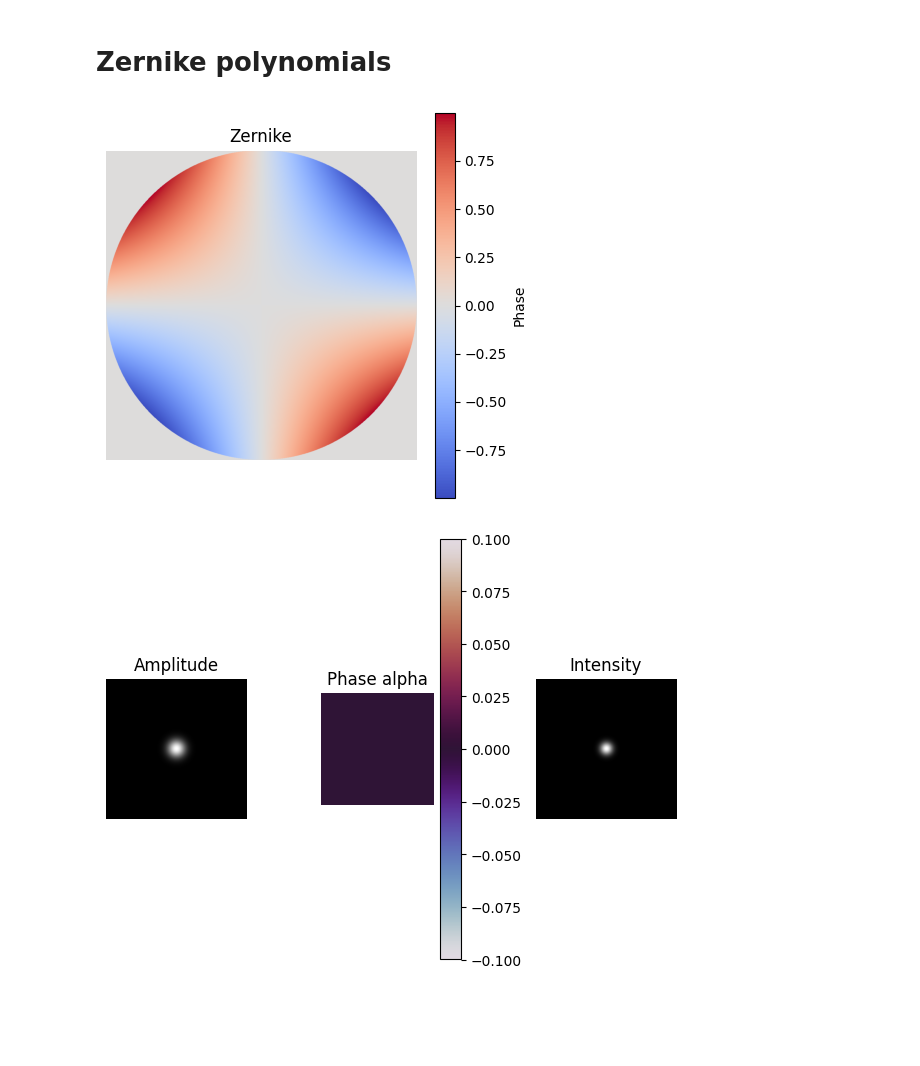
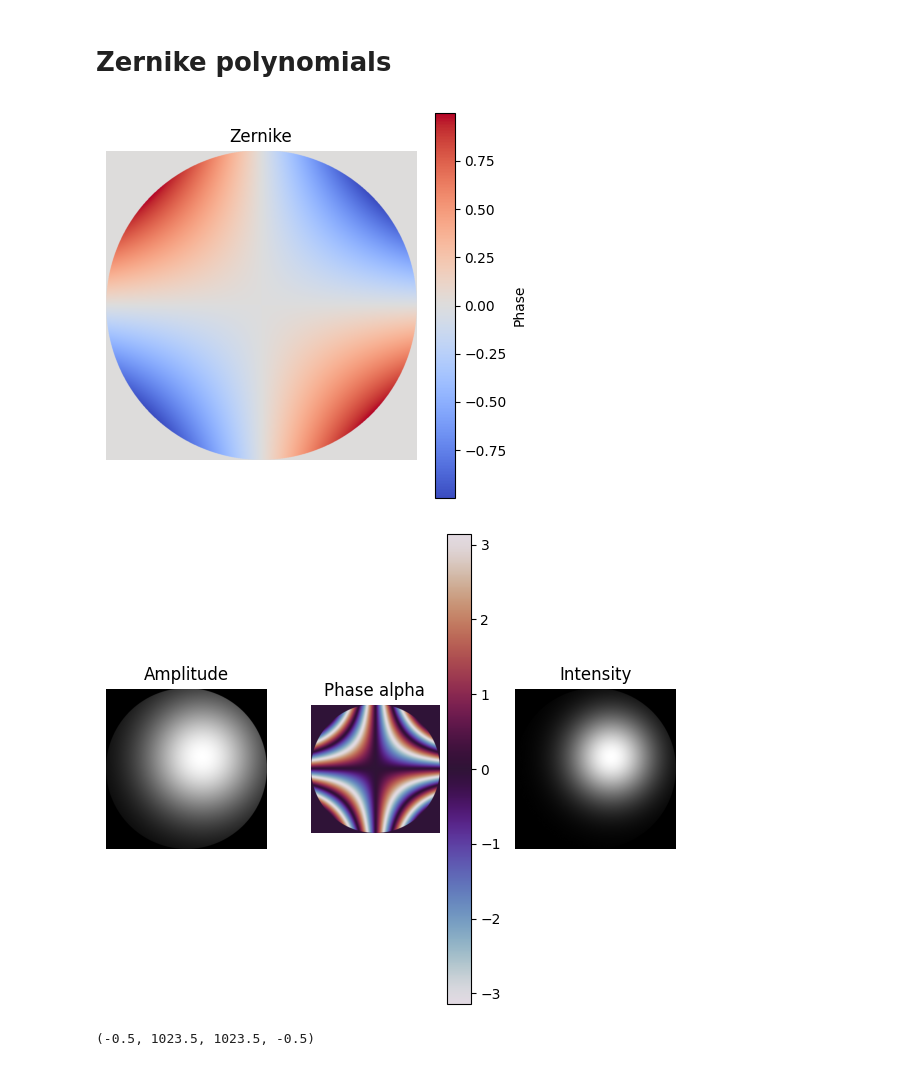
Before and after one commit to Amaan-Hans/Quantum-Computing-Optics, a Jupyter notebook: Data-generator-GS.ipynb, the cells around one changed output. Saved outputs shown, nothing was run; the diff lists cells and outputs as text; code cells hidden in the pictures; blank space fills up the shorter version.

```diff
--- a/Data-generator-GS.ipynb
+++ b/Data-generator-GS.ipynb
@@ -80,11 +80,12 @@ def Z_nm(n, m, rho, phi):
 Define Gaussian field
 """
 
-sigma = 5e-4   # width parameter
+sigma = 3e-3   # width parameter
 
 U = np.exp(-(X**2 + Y**2) / sigma**2) # Gaussian field
+U = np.exp(-((X)**2 + (Y)**2) / sigma**2)
 Z = Z_nm(n=2, m=-2, rho=rho, phi=Phi) # Zernike phase
-alpha = 2*np.pi
+alpha = 4*np.pi
 phase = alpha * Z
 
 U_complex = (U * mask) * np.exp(1j * phase) #
@@ -95,31 +96,61 @@ Plot field
 """
 
 plt.figure(figsize=(5,5))
 plt.imshow(Z, cmap="coolwarm")
 plt.colorbar(label="Phase")
 plt.title("Zernike")
 plt.axis("off")
 plt.show()
 
 plt.figure(figsize=(6,5))
 plt.subplot(1,3,1)
 plt.imshow(U*mask, cmap="gray")
 plt.title("Amplitude")
 plt.axis("off")
 
 plt.subplot(1,3,2)
 plt.imshow(np.angle(U_complex), cmap="twilight")
 plt.title("Phase alpha")
 plt.axis("off")
 plt.colorbar()
 
 plt.subplot(1,3,3)
 plt.imshow(np.abs(U_complex)**2, cmap="gray")
 plt.title("Intensity")
 plt.axis("off")
 
 plt.tight_layout()
 plt.show()
+
+A1 = np.abs(U_complex)
+U2 = np.fft.fft2(U_complex)
+
+
+A2 = np.abs(U2)
+
+np.save("./Simulations/A1.npy", A1)
+np.save("./Simulations/A2.npy", A2)
+
+# eval
+np.save("./Simulations/phi_true.npy", np.angle(U_complex))
+
+plt.figure(figsize=(6,5))
+plt.subplot(1,3,1)
+plt.imshow(U*mask, cmap="gray")
+plt.title("Amplitude")
+plt.axis("off")
+
+plt.subplot(1,3,2)
+plt.imshow(np.angle(U2), cmap="twilight")
+plt.title("Phase alpha")
+plt.axis("off")
+plt.colorbar()
+
+plt.subplot(1,3,3)
+plt.imshow(np.abs(U2)**2, cmap="gray")
+plt.title("Intensity")
+plt.axis("off")
 # %% [output]
 [figure]
-[figure, old version]
+[figure, new version]
+(-0.5, 1023.5, 1023.5, -0.5)
```
Also changed, not shown: parts of 2 cells of this notebook, 4 other files.
